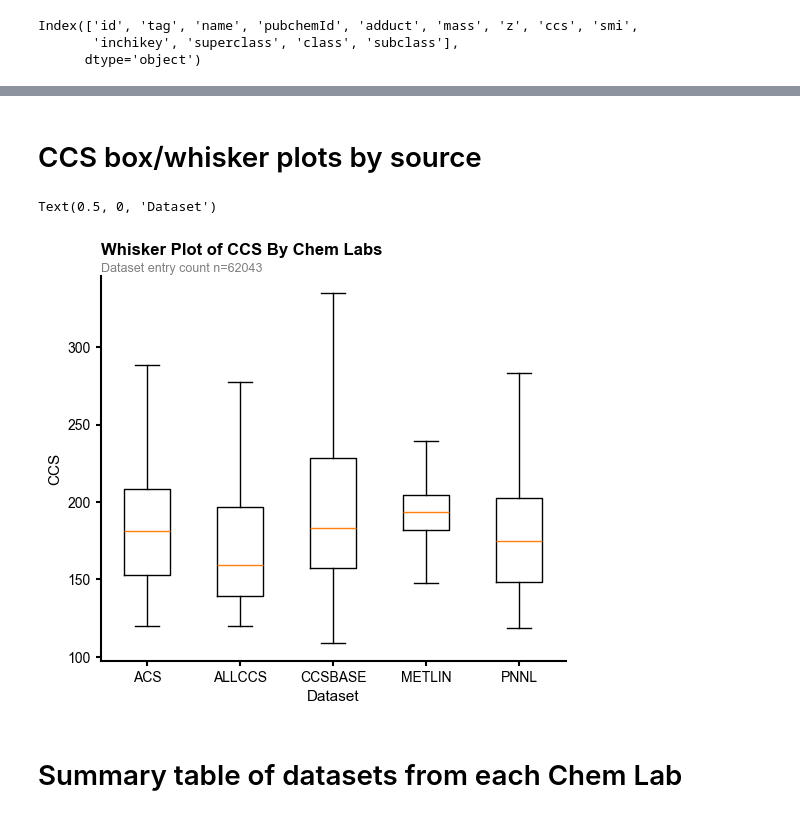
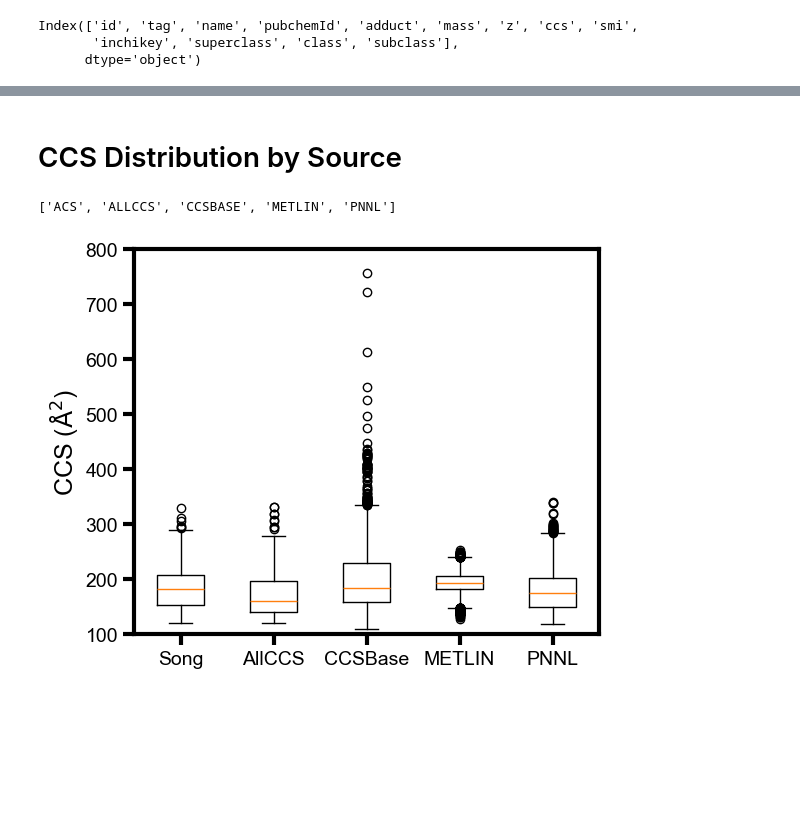
Before and after one commit to abant07/ccsbase2, a Jupyter notebook: analysis/compiled dataset analysis/data_source_breakdown.ipynb, the cells around one changed output, grey strips where cells are left out. Saved outputs shown, nothing was run; the diff lists cells and outputs as text; code cells hidden in the pictures; blank space fills up the shorter version.

Commit message:
Update Data Visualization Notebooks
Minor edits to data visualization notebooks for publication.

```diff
--- a/analysis/compiled dataset analysis/data_source_breakdown.ipynb
+++ b/analysis/compiled dataset analysis/data_source_breakdown.ipynb
@@ -78,36 +45,51 @@ plt.show()
 # %% [markdown]
-# CCS box/whisker plots by source
+# CCS Distribution by Source
 # %%
-# split comma-delimited tags and duplicate rows
+# Split comma-delimited tags and duplicate rows
 df["tag"] = df["tag"].str.split(",")
 df = df.explode("tag")
 df["tag"] = df["tag"].str.strip()
 
-# prepare data + counts for plotting
+# Prepare data and counts for plotting
 tags = sorted(df["tag"].unique().tolist())
 data = []
 labels = []
+print(tags)
 
 for t in tags:
     vals = df.loc[df["tag"] == t, "ccs"].values
     data.append(vals)
     labels.append(f"{t}")
 
 
 fig, ax = plt.subplots(figsize=(6, 5))
 
-# box + whisker plots
-ax.boxplot(data, labels=labels, showfliers=False)
+# Box and whisker plots
+ax.boxplot(data, labels=labels, showfliers=True)
 
-ax.set_title('Whisker Plot of CCS By Chem Labs', fontweight='bold', loc='left', pad=15)
-ax.text(0, 1.01, f'Dataset entry count n={n}',
-        transform=ax.transAxes, fontsize=9, color='gray')
+# ax.set_title('Whisker Plot of CCS By Chem Labs', fontweight='bold', loc='left', pad=15)
+"""ax.boxplot(
+    data,
+    labels=labels,
+    showfliers=False,
+    widths=0.6,  # box width
+    boxprops=dict(linewidth=3),
+    whiskerprops=dict(linewidth=3),
+    capprops=dict(linewidth=3),
+    medianprops=dict(linewidth=3),
+)"""
 
-
-ax.set_ylabel("CCS")
-ax.set_xlabel("Dataset")
+ax.set_ylim(100, 800)
+ax.set_ylabel(r"CCS ($\mathrm{\AA^2}$)")
+ax.set_xticklabels(
+    ["Song", "AllCCS", "CCSBase", "METLIN", "PNNL"],
+    rotation=0
+)
+fig.savefig(
+    "CCS_Boxplot.png",
+    dpi=600,
+    bbox_inches="tight"
+)
 # %% [output]
-Text(0.5, 0, 'Dataset')
+['ACS', 'ALLCCS', 'CCSBASE', 'METLIN', 'PNNL']
-[figure, old version]
+[figure, new version]
-# %% [markdown]
-# Summary table of datasets from each Chem Lab
```
Also changed, not shown: parts of 5 cells of this notebook, 8 other files.
